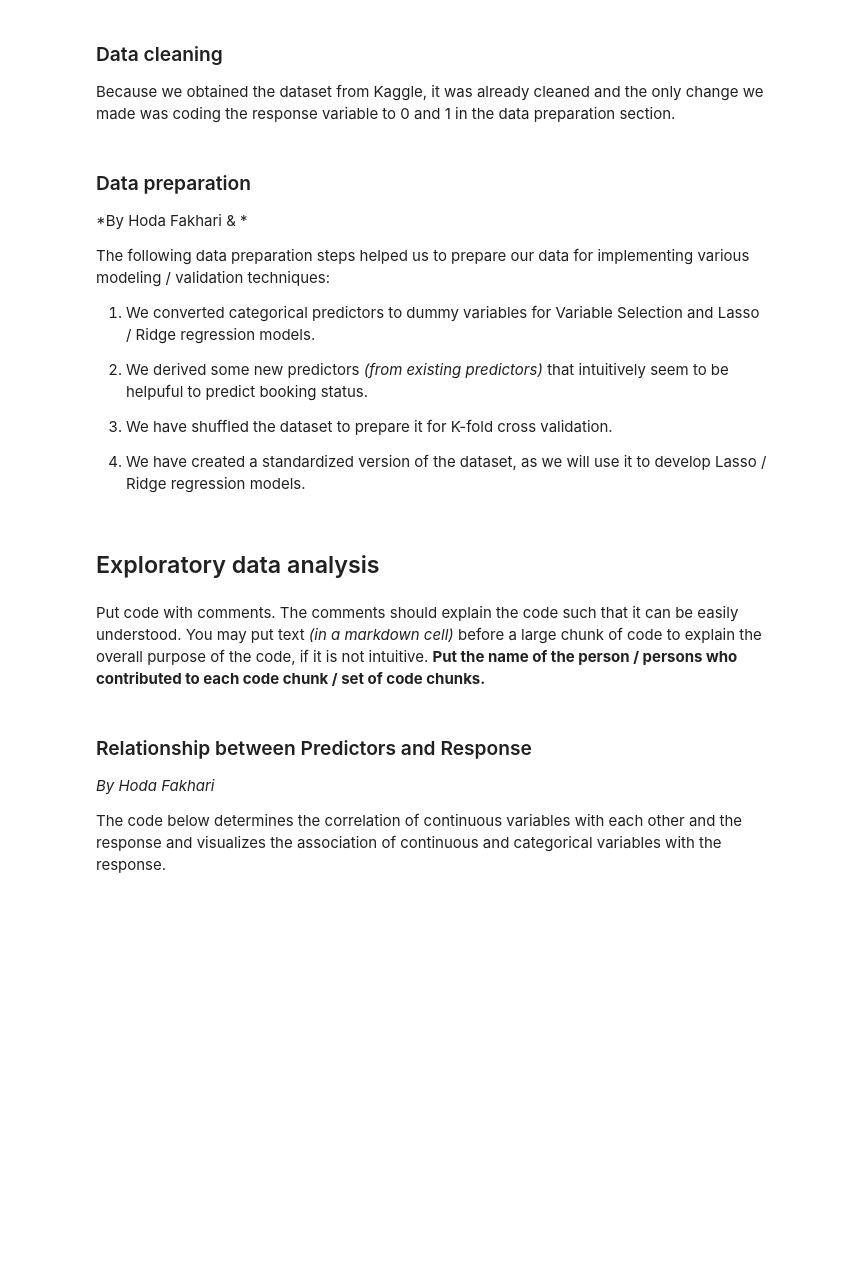
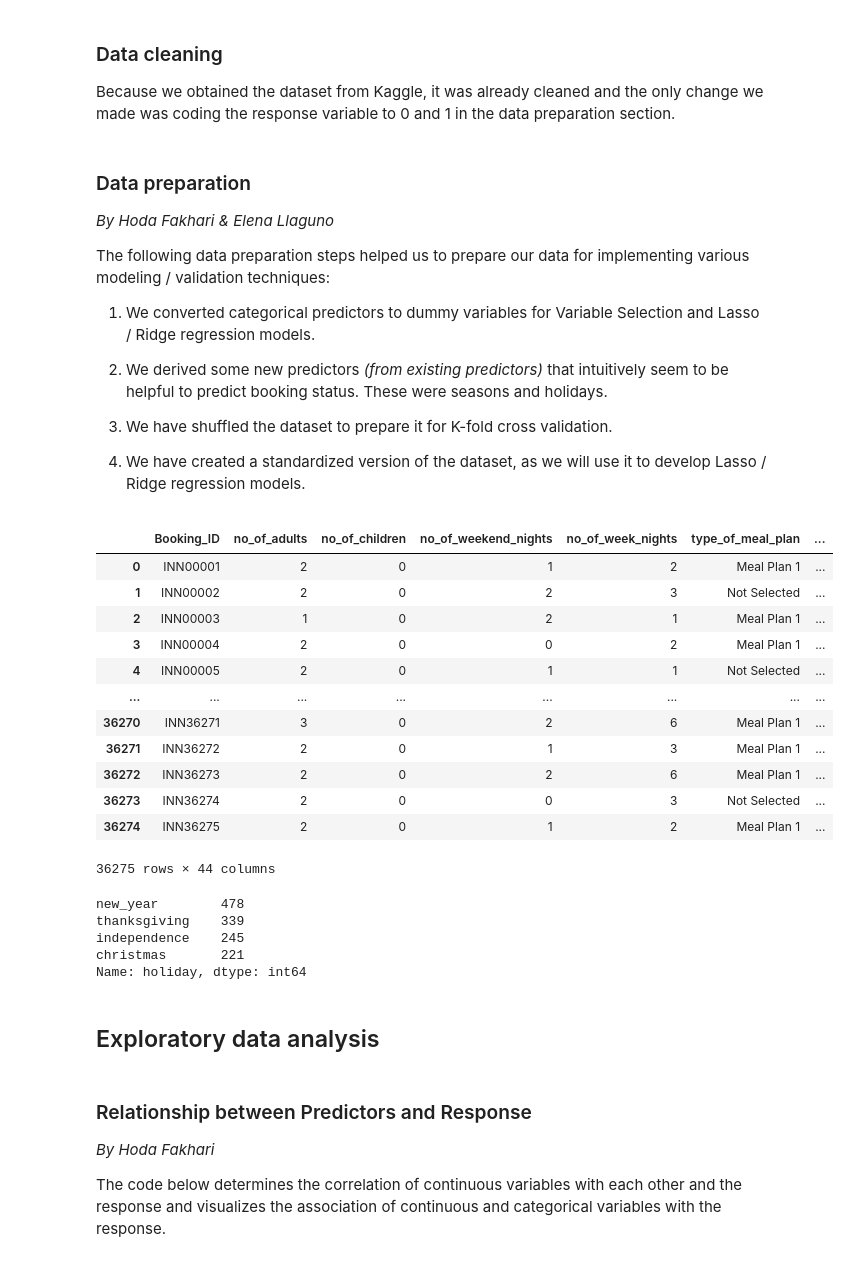
Before and after one commit to LinhNgaNguyen/STAT303-2-Project, a Jupyter notebook: Report/Project Code Anaconda.ipynb, the cells around one changed output. Saved outputs shown, nothing was run; the diff lists cells and outputs as text; code cells hidden in the pictures; blank space fills up the shorter version.

```diff
--- a/Report/Project Code Anaconda.ipynb
+++ b/Report/Project Code Anaconda.ipynb
@@ -165,13 +165,13 @@ sns.countplot(x = 'booking_status', data = df);
 Because we obtained the dataset from Kaggle, it was already cleaned and the only change we made was coding the response variable to 0 and 1 in the data preparation section.
 # %% [markdown]
 ### Data preparation
-*By Hoda Fakhari & *
+*By Hoda Fakhari & Elena Llaguno*
 
 The following data preparation steps helped us to prepare our data for implementing various modeling / validation techniques:
 
 1. We converted categorical predictors to dummy variables for Variable Selection and Lasso / Ridge regression models.
 
-2. We derived some new predictors *(from existing predictors)* that intuitively seem to be helpuful to predict booking status.
+2. We derived some new predictors *(from existing predictors)* that intuitively seem to be helpful to predict booking status. These were seasons and holidays.
 
 2. We have shuffled the dataset to prepare it for K-fold cross validation.
 
@@ -201,13 +201,71 @@ df_dummy.rename(columns={'1': 'January', '2': 'February', '3': 'March',
 # Mapping response to 0 (Not Canceled) and 1 (Canceled)
 df_dummy['booking_status'] = df_dummy['booking_status'].map({'Canceled': 1, 'Not_Canceled': 0})
 # %%
-######---------------Creating new predictors----------------#########
+######---------------Creating new predictors: Seasons ----------------#########
 
 #Creating seasons
+def add_seasons(data):
+    data['seasons'] = data['arrival_month'].apply(lambda x: 'spring' if (x == 3 or x ==4 or x ==5)
+                                                else ('winter' if (x == 12 or x ==1 or x ==2)
+                                                      else ('summer' if (x == 6 or x ==7 or x == 8)
+                                                            else 'fall')))
+    return data
 
-Elena, please add your code here
-
-#Creating holidays
+add_seasons(df_dummy)
+# %% [output]
+|  | Booking_ID | no_of_adults | no_of_children | no_of_weekend_nights | no_of_week_nights | type_of_meal_plan | ... |
+| 0 | INN00001 | 2 | 0 | 1 | 2 | Meal Plan 1 | ... |
+| 1 | INN00002 | 2 | 0 | 2 | 3 | Not Selected | ... |
+| 2 | INN00003 | 1 | 0 | 2 | 1 | Meal Plan 1 | ... |
+| 3 | INN00004 | 2 | 0 | 0 | 2 | Meal Plan 1 | ... |
+| 4 | INN00005 | 2 | 0 | 1 | 1 | Not Selected | ... |
+| ... | ... | ... | ... | ... | ... | ... | ... |
+| 36270 | INN36271 | 3 | 0 | 2 | 6 | Meal Plan 1 | ... |
+| 36271 | INN36272 | 2 | 0 | 1 | 3 | Meal Plan 1 | ... |
+| 36272 | INN36273 | 2 | 0 | 2 | 6 | Meal Plan 1 | ... |
+| 36273 | INN36274 | 2 | 0 | 0 | 3 | Not Selected | ... |
+| 36274 | INN36275 | 2 | 0 | 1 | 2 | Meal Plan 1 | ... |
+36275 rows × 44 columns
+# %%
+######---------------Creating new predictors: Holiday ----------------#########
+
+#Creating holidays
+df_dummy['holiday'] = None
+
+# Adding New Years
+new_years = df_dummy.loc[(df_dummy['arrival_month'] == 12) & ((df_dummy['arrival_date'] == 29) | (df_dummy['arrival_date'] == 30) | (df_dummy['arrival_date'] == 31))]
+
+for ind in new_years.index:
+    df_dummy.at[ind, 'holiday'] = 'new_year'
+
+
+# Adding Christmas
+christmas = df_dummy.loc[(df_dummy['arrival_month'] == 12) & ((df_dummy['arrival_date'] == 23) | (df_dummy['arrival_date'] == 24) | (df_dummy['arrival_date'] == 25))]
+
+for ind in christmas.index:
+    df_dummy.at[ind, 'holiday'] = 'christmas'
+
+
+# Adding Independence Day
+independence = df_dummy.loc[(df_dummy['arrival_month'] == 7) & ((df_dummy['arrival_date'] == 2) | (df_dummy['arrival_date'] == 3) | (df_dummy['arrival_date'] == 4))]
+
+for ind in independence.index:
+    df_dummy.at[ind, 'holiday'] = 'independence'
+
+
+# Adding Thanksgiving day
+thanksgiving = df_dummy.loc[(df_dummy['arrival_month'] == 11) & ((df_dummy['arrival_date'] == 20) | (df_dummy['arrival_date'] == 21) | (df_dummy['arrival_date'] == 22) | (df_dummy['arrival_date'] == 23))]
+
+for ind in thanksgiving.index:
+    df_dummy.at[ind, 'holiday'] = 'thanksgiving'
+
+df_dummy['holiday'].value_counts()
+# %% [output]
+new_year        478
+thanksgiving    339
+independence    245
+christmas       221
+Name: holiday, dtype: int64
 # %%
 ######-----------Shuffling the dataset for K-fold------------#########
 
@@ -218,8 +276,6 @@ train, test = train_test_split(df_dummy, test_size=0.25, random_state=25, shuffl
 # Standardization was performed prior to running the Ridge and Lasso models in Section 3.
 # %% [markdown]
 ## Exploratory data analysis
-# %% [markdown]
-Put code with comments. The comments should explain the code such that it can be easily understood. You may put text *(in a markdown cell)* before a large chunk of code to explain the overall purpose of the code, if it is not intuitive. **Put the name of the person / persons who contributed to each code chunk / set of code chunks.**
 # %% [markdown]
 ### Relationship between Predictors and Response
 *By Hoda Fakhari*
```
Also changed, not shown: parts of 10 cells of this notebook, 1 other file.
